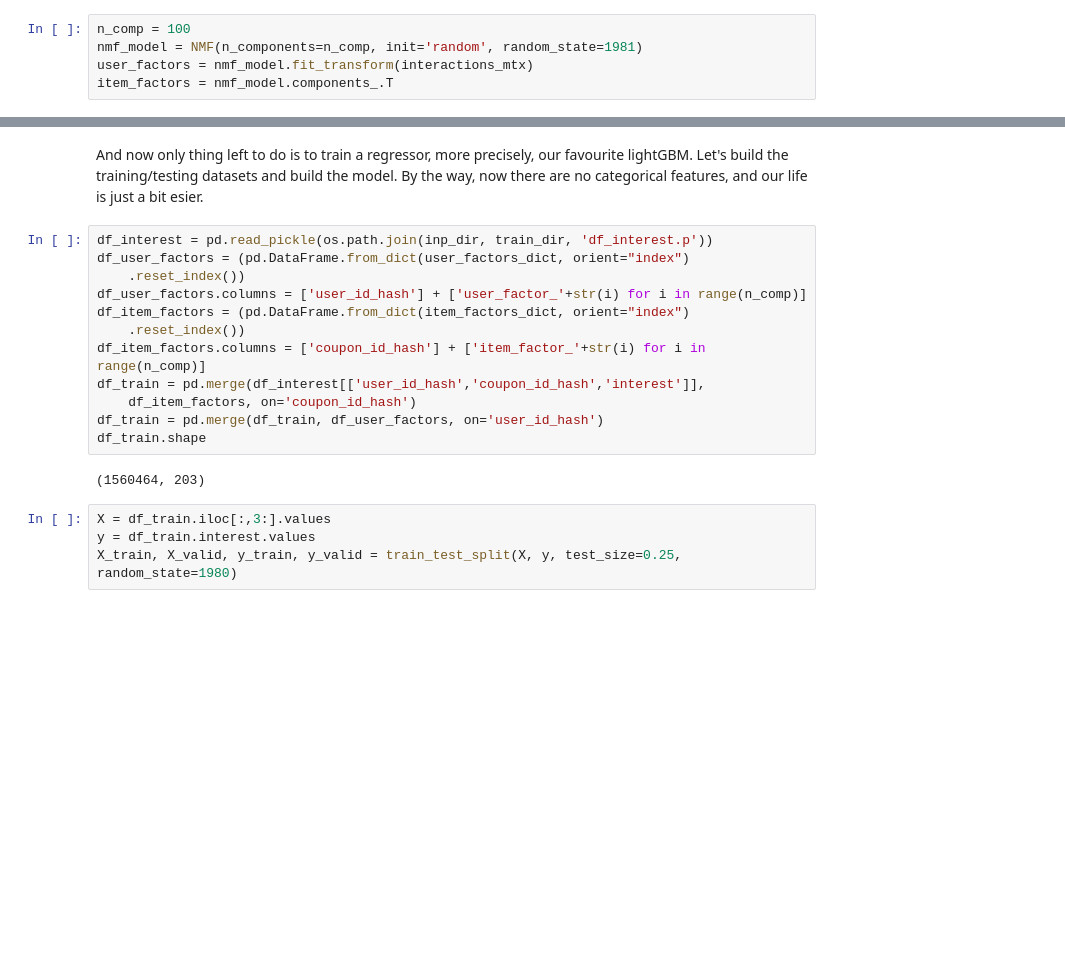
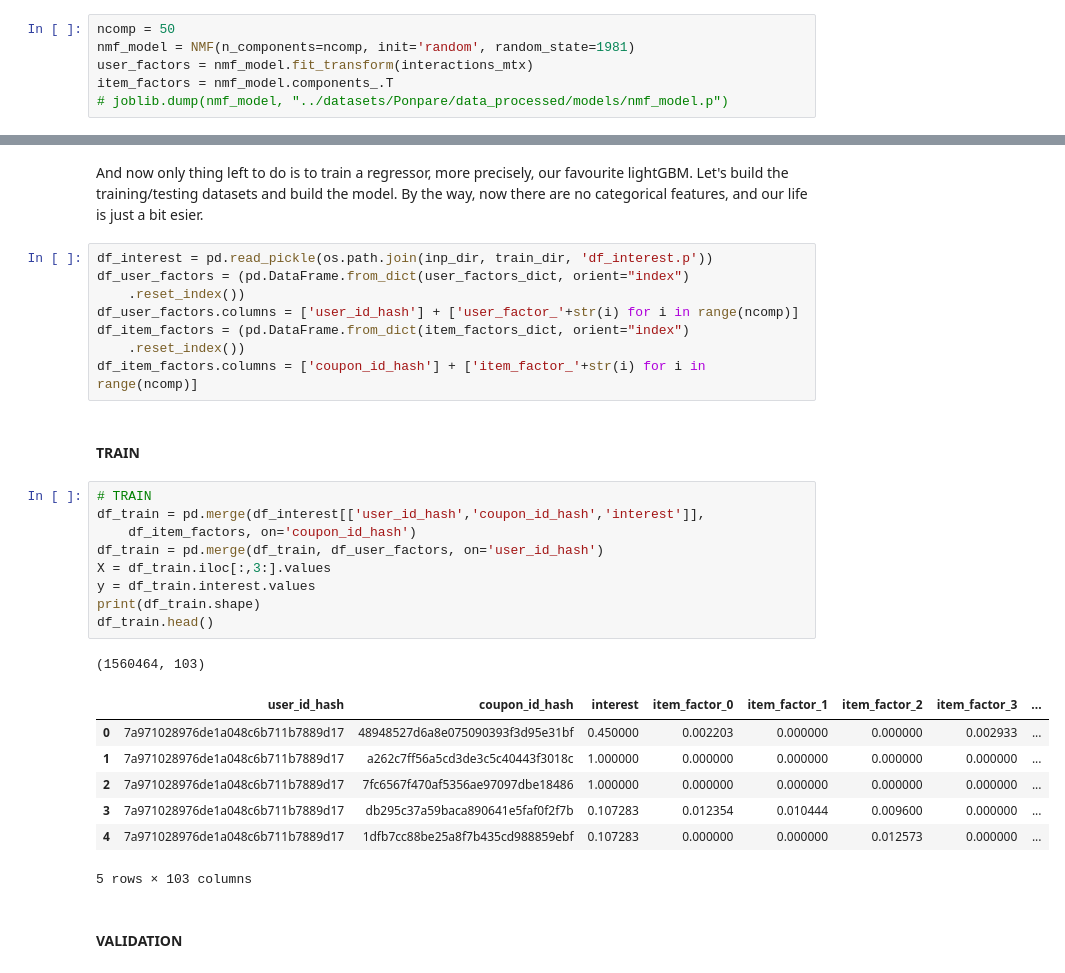
Before and after one commit to jrzaurin/RecoTour, a Jupyter notebook: Ponpare/Chapter11_NMF_Recommendations.ipynb, the cells around one changed output, grey strips where cells are left out. Cells and saved outputs as stored; diff of their text form; blank space fills up the shorter version.

Commit message:
writting refined in process

```diff
--- a/Ponpare/Chapter11_NMF_Recommendations.ipynb
+++ b/Ponpare/Chapter11_NMF_Recommendations.ipynb
@@ -107,8 +134,9 @@ None negative matrix factorization with default values and 100 components/factor
 # %%
-n_comp = 100
-nmf_model = NMF(n_components=n_comp, init='random', random_state=1981)
+ncomp = 50
+nmf_model = NMF(n_components=ncomp, init='random', random_state=1981)
 user_factors = nmf_model.fit_transform(interactions_mtx)
 item_factors = nmf_model.components_.T
+# joblib.dump(nmf_model, "../datasets/Ponpare/data_processed/models/nmf_model.p")
 # %% [markdown]
 And just like that we have our item and user projections onto our latent space
 # %%
@@ -134,17 +162,29 @@ And now only thing left to do is to train a regressor, more precisely, our favou
 df_interest = pd.read_pickle(os.path.join(inp_dir, train_dir, 'df_interest.p'))
 df_user_factors = (pd.DataFrame.from_dict(user_factors_dict, orient="index")
     .reset_index())
-df_user_factors.columns = ['user_id_hash'] + ['user_factor_'+str(i) for i in range(n_comp)]
+df_user_factors.columns = ['user_id_hash'] + ['user_factor_'+str(i) for i in range(ncomp)]
 df_item_factors = (pd.DataFrame.from_dict(item_factors_dict, orient="index")
     .reset_index())
-df_item_factors.columns = ['coupon_id_hash'] + ['item_factor_'+str(i) for i in range(n_comp)]
-df_train = pd.merge(df_interest[['user_id_hash','coupon_id_hash','interest']],
-    df_item_factors, on='coupon_id_hash')
-df_train = pd.merge(df_train, df_user_factors, on='user_id_hash')
-df_train.shape
+df_item_factors.columns = ['coupon_id_hash'] + ['item_factor_'+str(i) for i in range(ncomp)]
-# %% [output]
-(1560464, 203)
-# %%
-X = df_train.iloc[:,3:].values
-y = df_train.interest.values
-X_train, X_valid, y_train, y_valid = train_test_split(X, y, test_size=0.25, random_state=1980)
+# %% [markdown]
+#### TRAIN
+# %%
+# TRAIN
+df_train = pd.merge(df_interest[['user_id_hash','coupon_id_hash','interest']],
+    df_item_factors, on='coupon_id_hash')
+df_train = pd.merge(df_train, df_user_factors, on='user_id_hash')
+X = df_train.iloc[:,3:].values
+y = df_train.interest.values
+print(df_train.shape)
+df_train.head()
+# %% [output]
+(1560464, 103)
+|  | user_id_hash | coupon_id_hash | interest | item_factor_0 | item_factor_1 | item_factor_2 | item_factor_3 | ... |
+| 0 | 7a971028976de1a048c6b711b7889d17 | 48948527d6a8e075090393f3d95e31bf | 0.450000 | 0.002203 | 0.000000 | 0.000000 | 0.002933 | ... |
+| 1 | 7a971028976de1a048c6b711b7889d17 | a262c7ff56a5cd3de3c5c40443f3018c | 1.000000 | 0.000000 | 0.000000 | 0.000000 | 0.000000 | ... |
+| 2 | 7a971028976de1a048c6b711b7889d17 | 7fc6567f470af5356ae97097dbe18486 | 1.000000 | 0.000000 | 0.000000 | 0.000000 | 0.000000 | ... |
+| 3 | 7a971028976de1a048c6b711b7889d17 | db295c37a59baca890641e5faf0f2f7b | 0.107283 | 0.012354 | 0.010444 | 0.009600 | 0.000000 | ... |
+| 4 | 7a971028976de1a048c6b711b7889d17 | 1dfb7cc88be25a8f7b435cd988859ebf | 0.107283 | 0.000000 | 0.000000 | 0.012573 | 0.000000 | ... |
+5 rows × 103 columns
+# %% [markdown]
+#### VALIDATION
```
Also changed, not shown: parts of 43 cells of this notebook, 1 other file.
